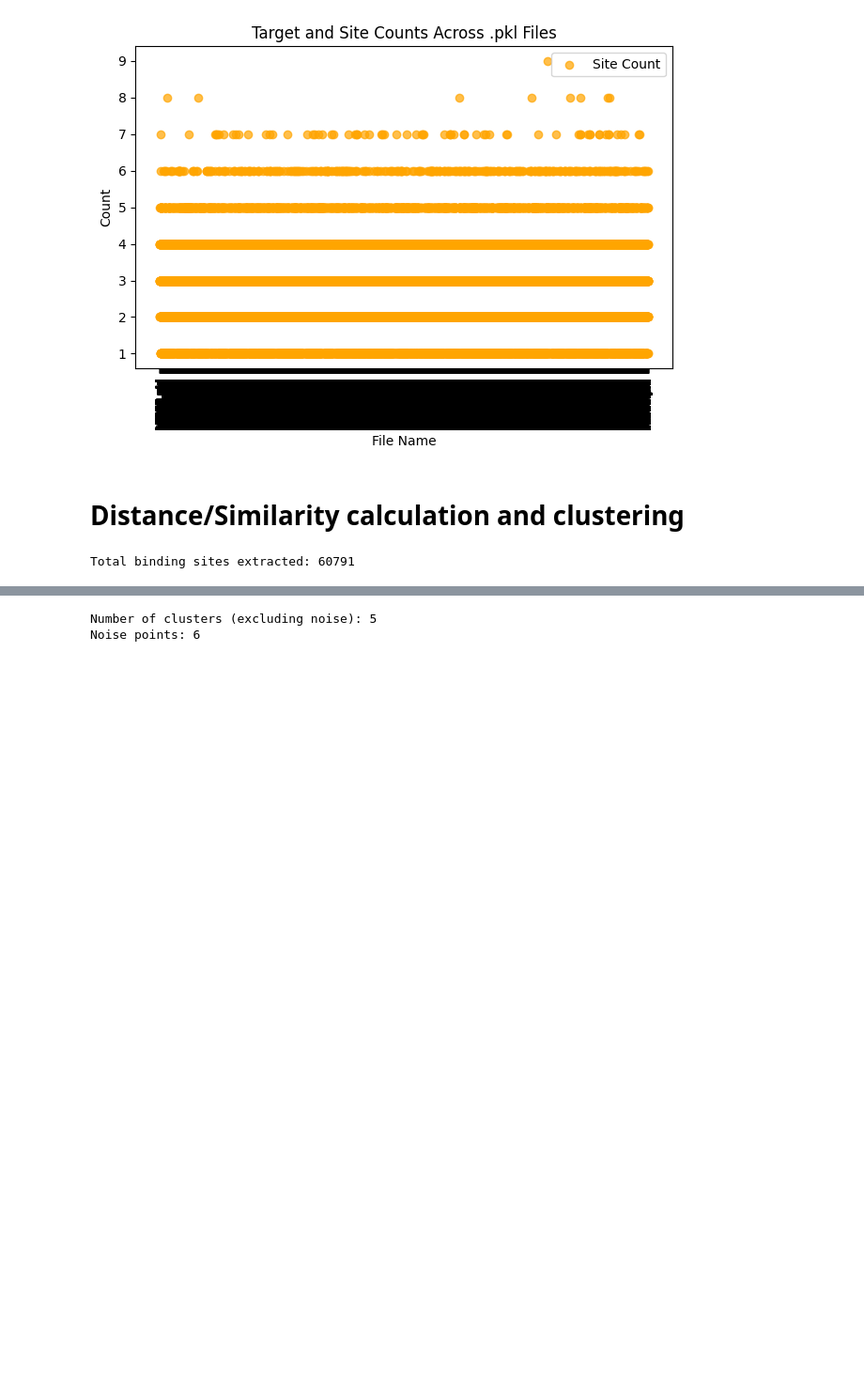
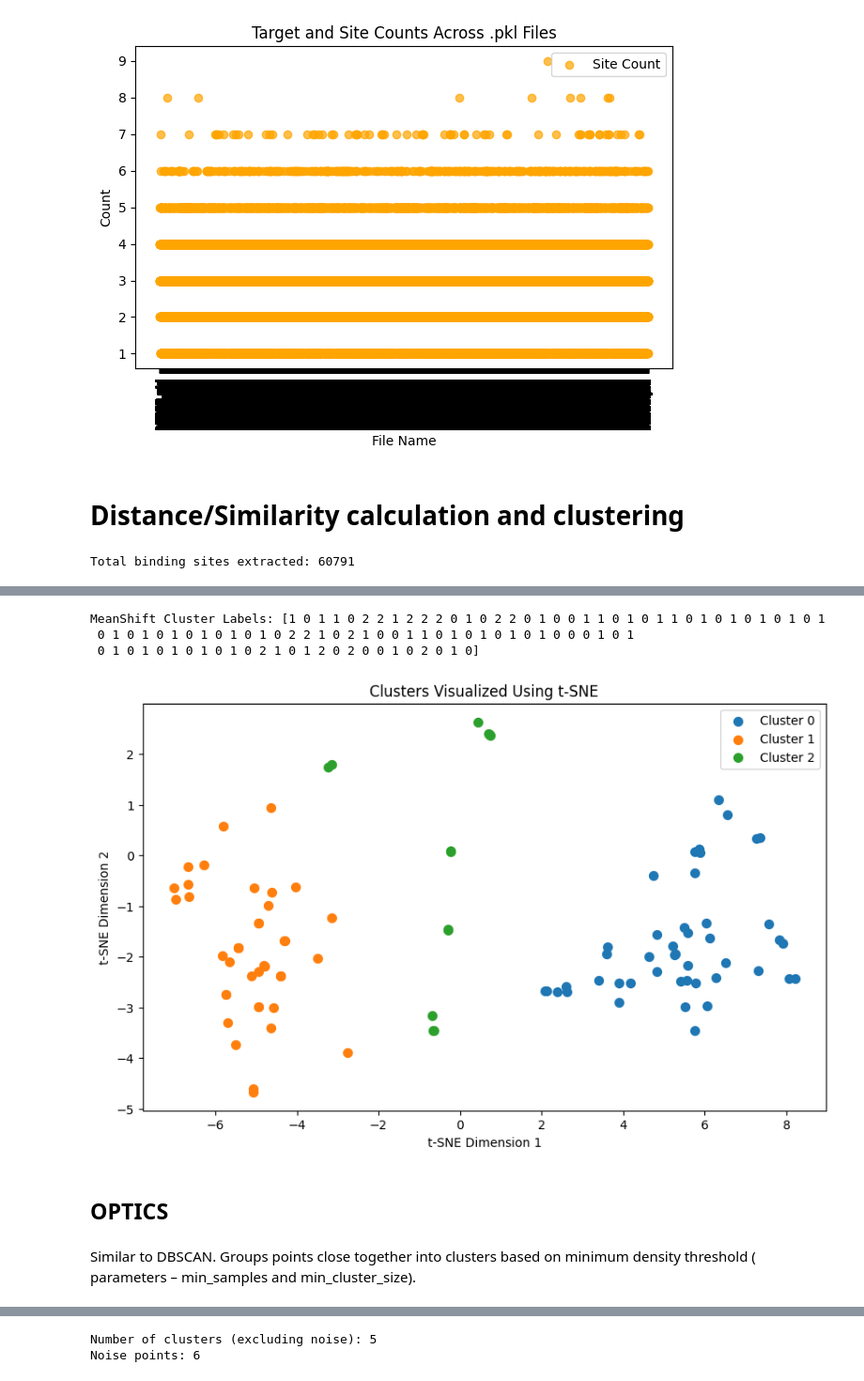
Before and after one commit to surajkarak/protein-ligand, a Jupyter notebook: binding_site_analysis.ipynb, the cells around one changed output, grey strips where cells are left out. Shown at 94% size. Saved outputs shown, nothing was run; the diff lists cells and outputs as text; code cells hidden in the pictures; blank space fills up the shorter version.

```diff
--- a/binding_site_analysis.ipynb
+++ b/binding_site_analysis.ipynb
@@ -283,0 +291,29 @@ Number of clusters formed: 19
+# %%
+embedding = TSNE(n_components=2, metric='precomputed', init='random').fit_transform(distance_matrix)
+
+mean_shift = MeanShift()
+mean_shift_labels = mean_shift.fit_predict(embedding)
+
+print("MeanShift Cluster Labels:", mean_shift_labels)
+# %% [output]
+MeanShift Cluster Labels: [1 0 1 1 0 2 2 1 2 2 2 0 1 0 2 2 0 1 0 0 1 1 0 1 0 1 1 0 1 0 1 0 1 0 1 0 1
+ 0 1 0 1 0 1 0 1 0 1 0 1 0 2 2 1 0 2 1 0 0 1 1 0 1 0 1 0 1 0 1 0 0 0 1 0 1
+ 0 1 0 1 0 1 0 1 0 1 0 2 1 0 1 2 0 2 0 0 1 0 2 0 1 0]
+# %%
+
+plt.figure(figsize=(10, 6))
+for cluster_id in np.unique(mean_shift_labels):
+    cluster_points = embedding[mean_shift_labels == cluster_id]
+    plt.scatter(cluster_points[:, 0], cluster_points[:, 1], label=f'Cluster {cluster_id}', s=50)
+
+plt.title('Clusters Visualized Using t-SNE')
+plt.xlabel('t-SNE Dimension 1')
+plt.ylabel('t-SNE Dimension 2')
+plt.legend()
+plt.show()
+# %% [output]
+[figure, added]
+# %% [markdown]
+## OPTICS
+# %% [markdown]
+Similar to DBSCAN. Groups points close together into clusters based on minimum density threshold ( parameters – min_samples and min_cluster_size).
```
Also changed, not shown: parts of 59 cells of this notebook.
